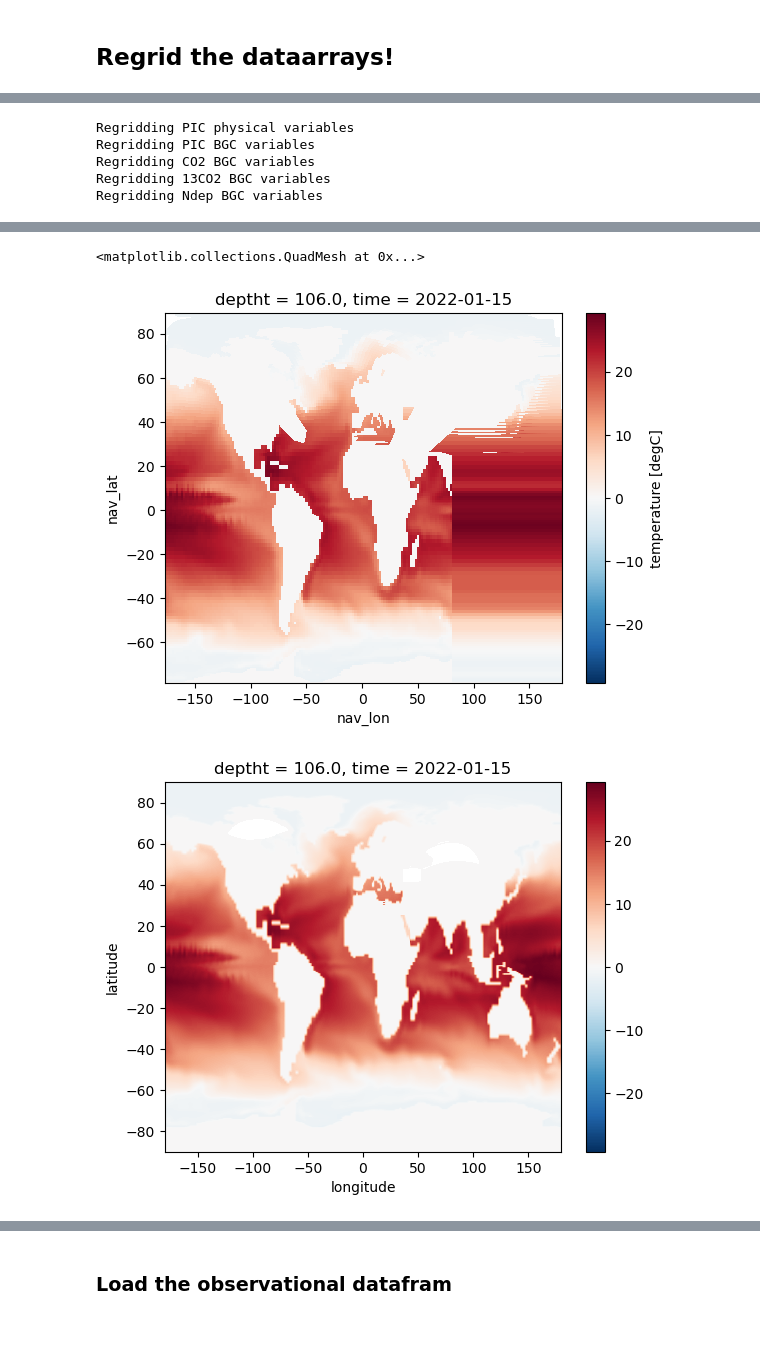
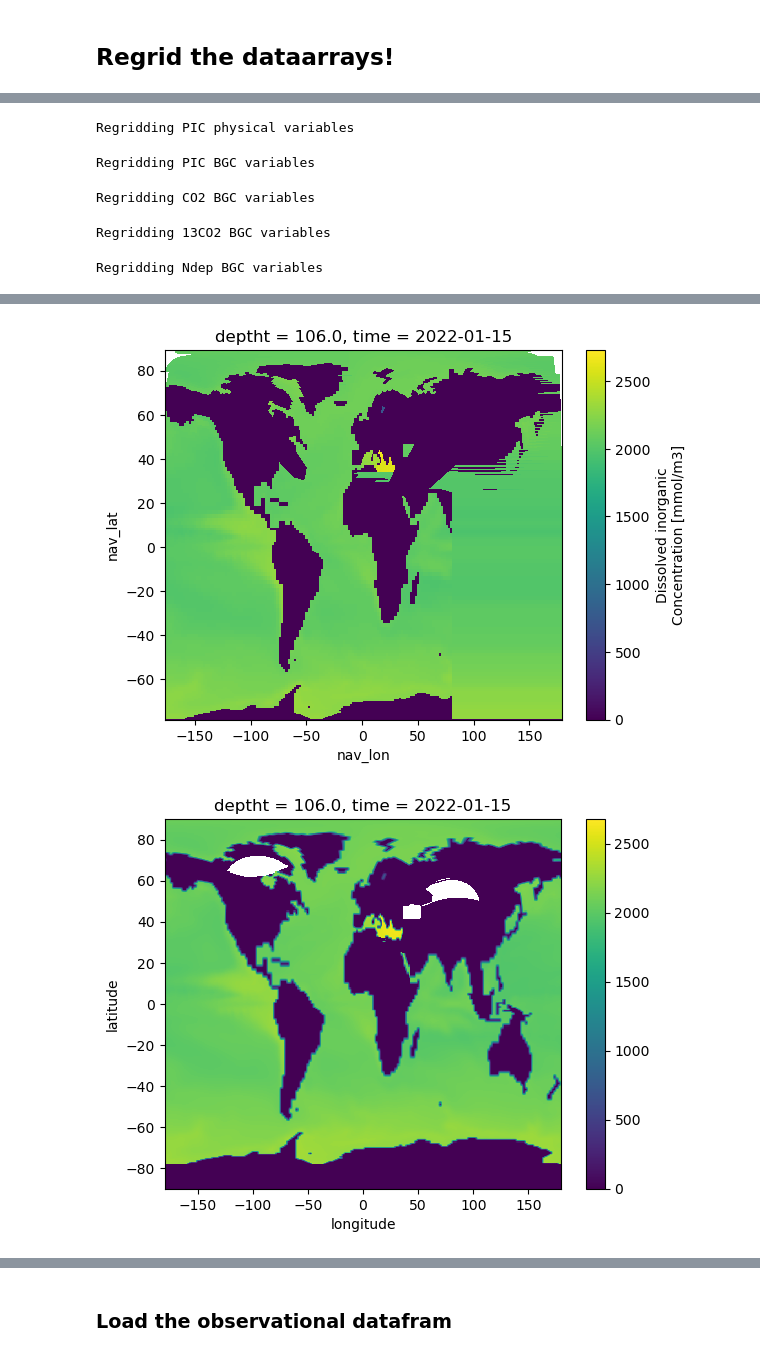
Before and after one commit to pearseb/extract_from_curvilinear_NEMO_grid, a Jupyter notebook: extract_points_from_NEMO.ipynb, the cells around one changed output, grey strips where cells are left out. Drawn from its saved outputs; the diff is of its cells as text; code cells hidden in the pictures; blank space fills up the shorter version.

```diff
--- a/extract_points_from_NEMO.ipynb
+++ b/extract_points_from_NEMO.ipynb
@@ -198,9 +220,9 @@ DatetimeIndex(['1958-01-15', '1958-02-15', '1958-03-15', '1958-04-15',
 # %%
 pic_phy = pic_phy.assign_coords(stacked_time=time)
 pic_bgc = pic_bgc.assign_coords(stacked_time=time)
-c13_bgc = pic_bgc.assign_coords(stacked_time=time)
-co2_bgc = pic_bgc.assign_coords(stacked_time=time)
-ndep_bgc = pic_bgc.assign_coords(stacked_time=time)
+co2_bgc = co2_bgc.assign_coords(stacked_time=time)
+c13_bgc = c13_bgc.assign_coords(stacked_time=time)
+ndep_bgc = ndep_bgc.assign_coords(stacked_time=time)
 
 # stack the year and month dimensions into the new dimension
 #   the new coordinate should have dimensions the same size as our new time coordinate
@@ -307,9 +329,9 @@ ndep_dch = ndep_dch.rename({"stacked_time":"time"}).assign_coords(time=time)
 # %% [markdown]
 ### apply chunking
 # %%
-ProgressBar().register()
-chunky = {'time':20, 'deptht':31, 'y':149, 'x':182}
-chunkymld = {'time':20, 'y':149, 'x':182}
+#ProgressBar().register()
+chunky = {'time':1, 'deptht':31, 'y':149, 'x':182}
+chunkymld = {'time':1, 'y':149, 'x':182}
 
 pic_t = pic_t.chunk(chunks=chunky)
 pic_s = pic_s.chunk(chunks=chunky)
@@ -410,7 +432,7 @@ area: area
 ## Regrid the dataarrays!
 # %%
 ### create the rectilinear grid
-ds_out = xe.util.grid_global(0.25,0.25)
+ds_out = xe.util.grid_global(0.5,0.5)
 ds_out
 # %% [output]
 <xarray.Dataset>
@@ -464,16 +486,19 @@ ndep_nch_reg = regridder(ndep_nch)
 ndep_dch_reg = regridder(ndep_dch)
 # %% [output]
 Regridding PIC physical variables
-Regridding PIC BGC variables
-Regridding CO2 BGC variables
-Regridding 13CO2 BGC variables
-Regridding Ndep BGC variables
+Regridding PIC BGC variables
+Regridding CO2 BGC variables
+Regridding 13CO2 BGC variables
+Regridding Ndep BGC variables
 # %%
 ### did the regridding work?
 plt.figure()
 ax = plt.axes()
-pic_t.isel(time=768,deptht=10).plot.pcolormesh(ax=ax, x="nav_lon", y="nav_lat")
+pic_dic.isel(time=768,deptht=10).plot.pcolormesh(ax=ax, x="nav_lon", y="nav_lat")
 plt.figure()
 ax = plt.axes()
-pic_t_reg.isel(time=768,deptht=10).plot.pcolormesh(ax=ax, x="lon", y="lat")
+pic_dic_reg.isel(time=768,deptht=10).plot.pcolormesh(ax=ax, x="lon", y="lat")
+plt.figure()
+ax = plt.axes()
+(ndep_no3_reg.isel(time=768,deptht=10)-pic_no3_reg.isel(time=768,deptht=10)).plot.pcolormesh(ax=ax, x="lon", y="lat")
 # %% [output]
@@ -497,3 +506,2 @@ pic_t_reg.isel(time=768,deptht=10).plot.pcolormesh(ax=ax, x="lon", y="lat")
-<matplotlib.collections.QuadMesh at 0x...>
-[figure, old version]
+[figure, new version]
-[figure, old version]
+[figure, new version]
```
Also changed, not shown: parts of 14 cells of this notebook.
